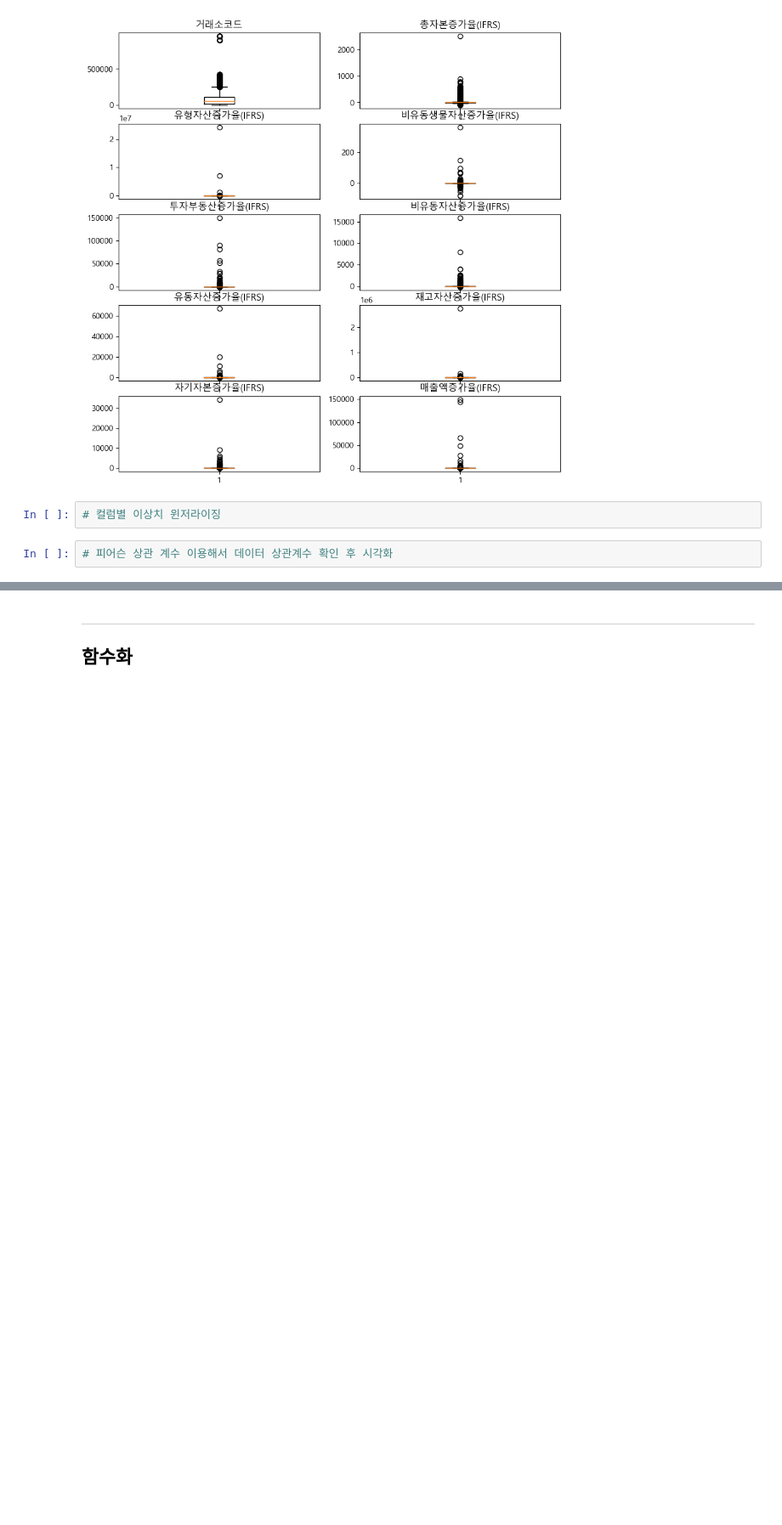
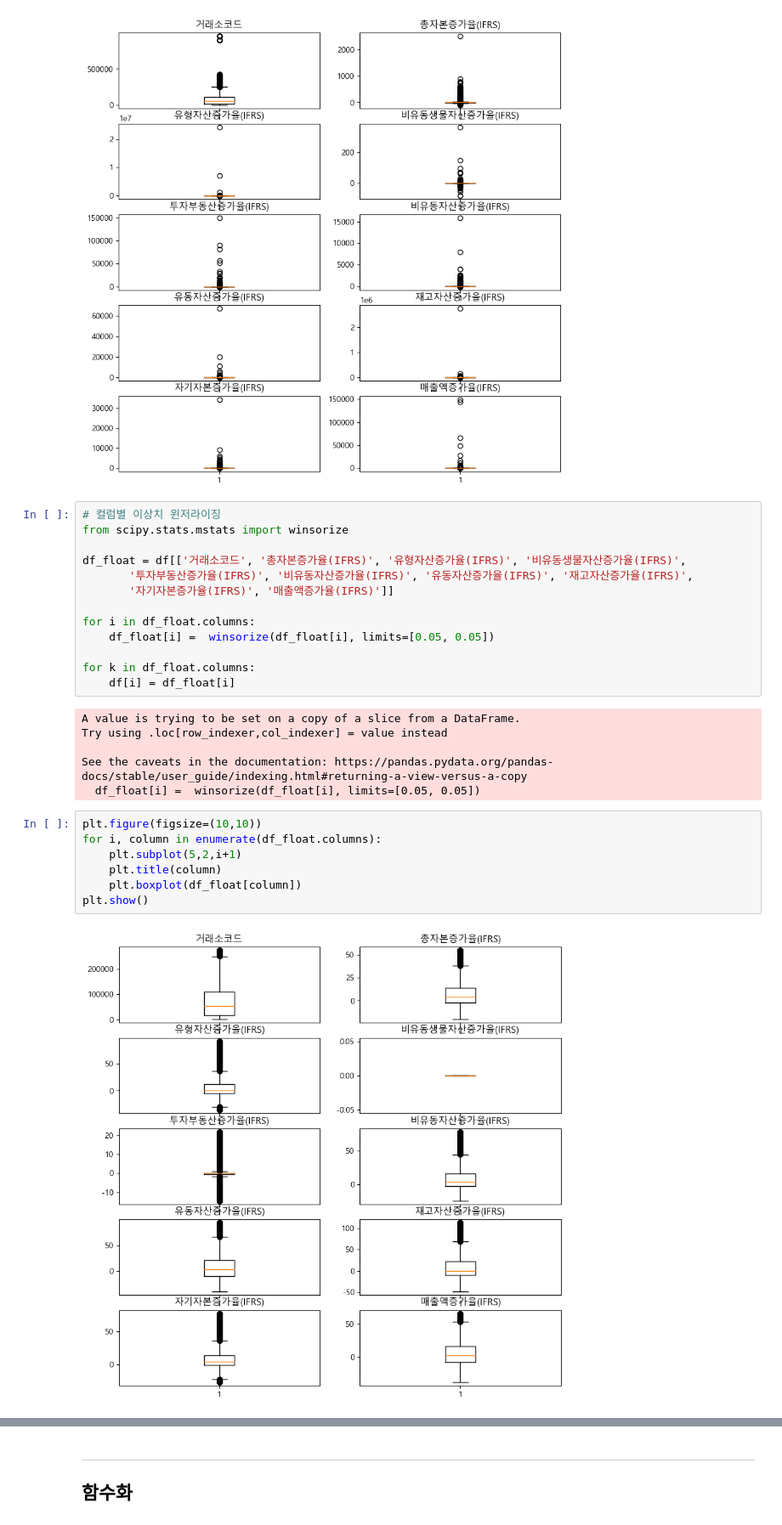
Before and after one commit to juno-bara/7_tutoring, a Jupyter notebook: tutoring_3.ipynb, the cells around one changed output, grey strips where cells are left out. Shown at 85% size. Saved outputs shown, nothing was run; the diff lists cells and outputs as text; blank space fills up the shorter version.

```diff
--- a/tutoring_3.ipynb
+++ b/tutoring_3.ipynb
@@ -498,7 +482,31 @@ for i, column in enumerate(df_float.columns):
 plt.show()
 # %% [output]
 [figure]
-# %%
-# 컬럼별 이상치 윈저라이징
-# %%
-# 피어슨 상관 계수 이용해서 데이터 상관계수 확인 후 시각화
+# %%
+# 컬럼별 이상치 윈저라이징
+from scipy.stats.mstats import winsorize
+
+df_float = df[['거래소코드', '총자본증가율(IFRS)', '유형자산증가율(IFRS)', '비유동생물자산증가율(IFRS)',
+       '투자부동산증가율(IFRS)', '비유동자산증가율(IFRS)', '유동자산증가율(IFRS)', '재고자산증가율(IFRS)',
+       '자기자본증가율(IFRS)', '매출액증가율(IFRS)']]
+
+for i in df_float.columns:
+    df_float[i] =  winsorize(df_float[i], limits=[0.05, 0.05])
+
+for k in df_float.columns:
+    df[i] = df_float[i]
+# %% [output]
+A value is trying to be set on a copy of a slice from a DataFrame.
+Try using .loc[row_indexer,col_indexer] = value instead
+
+See the caveats in the documentation: https://pandas.pydata.org/pandas-docs/stable/user_guide/indexing.html#returning-a-view-versus-a-copy
+  df_float[i] =  winsorize(df_float[i], limits=[0.05, 0.05])
+# %%
+plt.figure(figsize=(10,10))
+for i, column in enumerate(df_float.columns):
+    plt.subplot(5,2,i+1)
+    plt.title(column)
+    plt.boxplot(df_float[column])
+plt.show()
+# %% [output]
+[figure, added]
```
Also changed, not shown: parts of 12 cells of this notebook, 2 other files.
